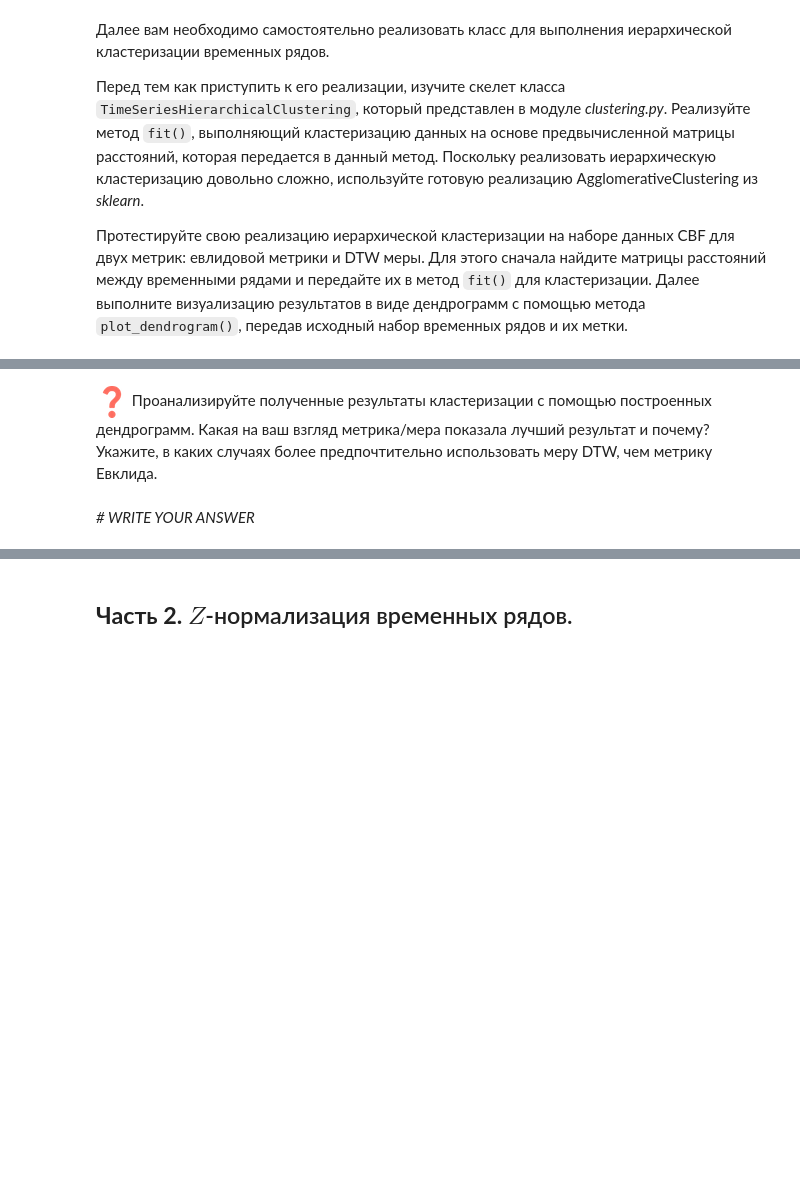
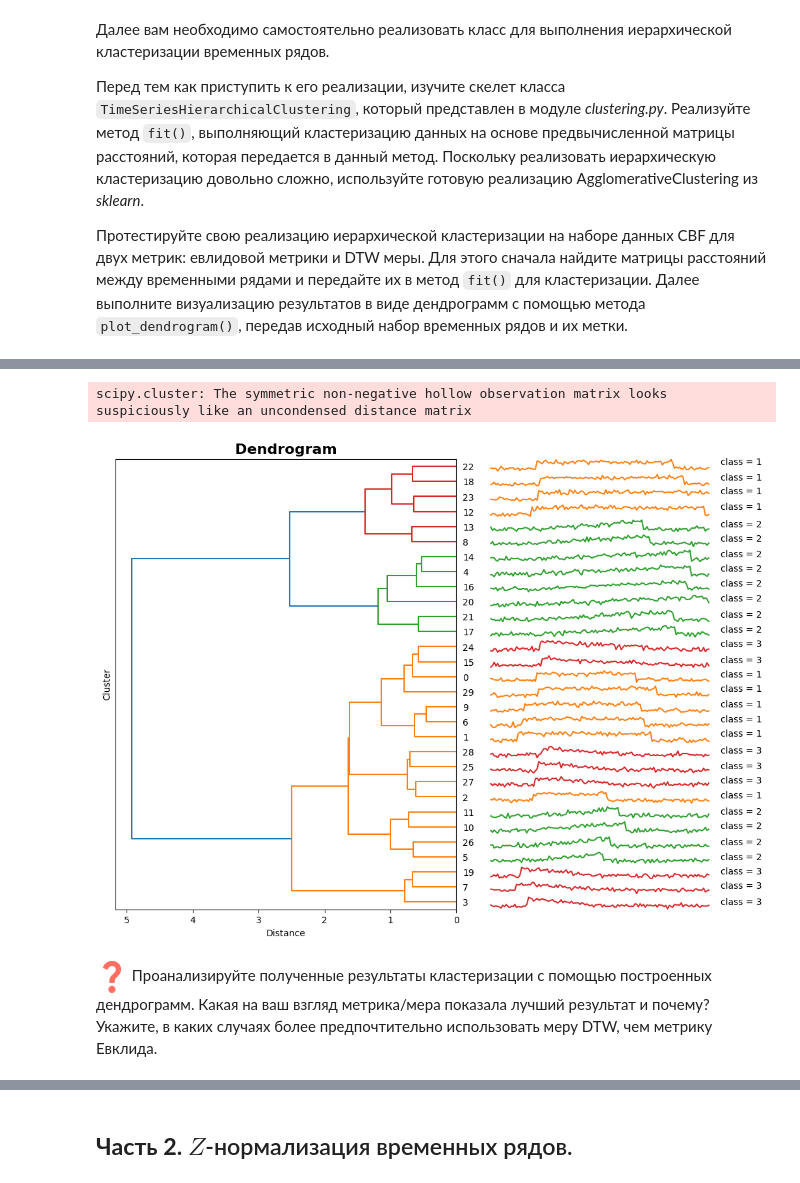
Before and after one commit to XeniaBa-sourse/2023-Bastrykina-TimeSeriesCourse, a Jupyter notebook: practice/01 Basics/01 Basics.ipynb, the cells around one changed output, grey strips where cells are left out. Saved outputs shown, nothing was run; the diff lists cells and outputs as text; code cells hidden in the pictures; blank space fills up the shorter version.

```diff
--- a/practice/01 Basics/01 Basics.ipynb
+++ b/practice/01 Basics/01 Basics.ipynb
@@ -182,5 +229,10 @@ from modules.clustering import *
+# %%
+clust = TimeSeriesHierarchicalClustering(n_clusters=30)
+clust_fit=clust.fit(calculate_distance_matrix(ts_set, 'euclidean'))
+clust_fit.plot_dendrogram(ts_set, labels)
+# %% [output]
+scipy.cluster: The symmetric non-negative hollow observation matrix looks suspiciously like an uncondensed distance matrix
+[figure, added]
 # %% [markdown]
 ![equation.png](embedded-picture-1)
 Проанализируйте полученные результаты кластеризации с помощью построенных дендрограмм. Какая на ваш взгляд метрика/мера показала лучший результат и почему? Укажите, в каких случаях более предпочтительно использовать меру DTW, чем метрику Евклида.
-# %% [markdown]
-*# WRITE YOUR ANSWER*
```
Also changed, not shown: parts of 19 cells of this notebook, 2 other files.
